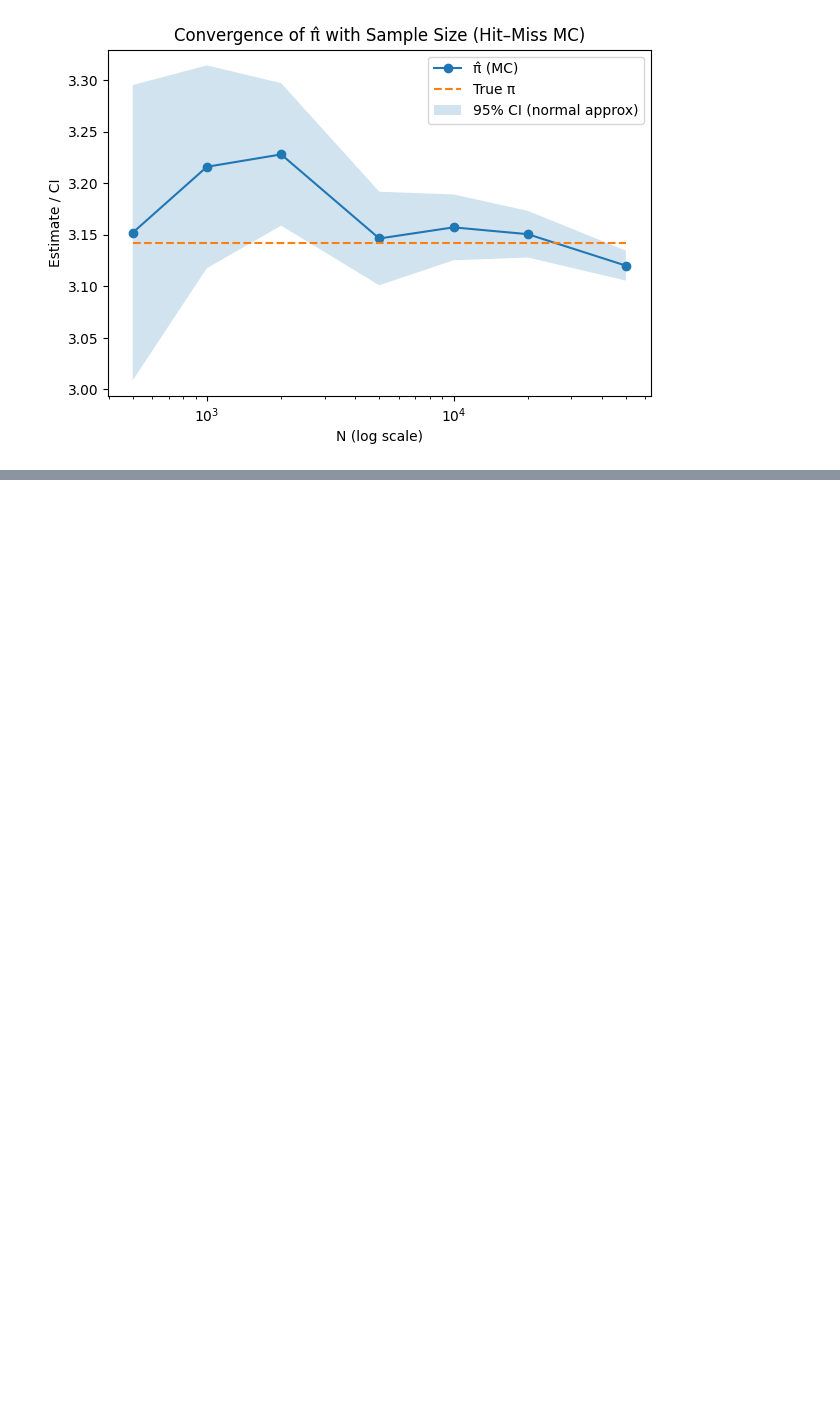
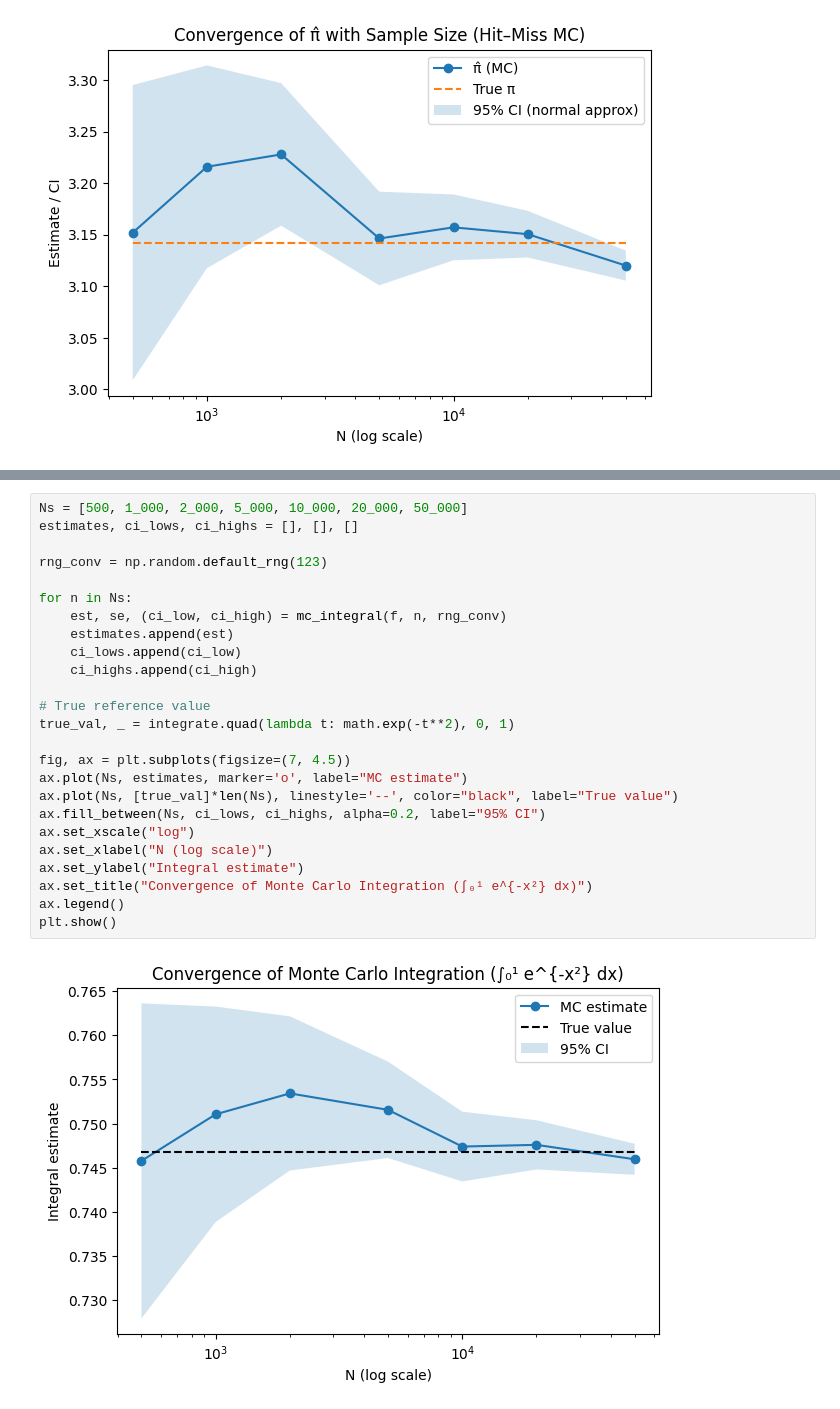
Before and after one commit to Mbaka11/Quant-Finance-Learning-Notes, a Jupyter notebook: Monte-Carlo/notebooks/02_MC_Probability_Integration.ipynb, the cells around one changed output, grey strips where cells are left out. Saved outputs shown, nothing was run; the diff lists cells and outputs as text; blank space fills up the shorter version.

```diff
--- a/Monte-Carlo/notebooks/02_MC_Probability_Integration.ipynb
+++ b/Monte-Carlo/notebooks/02_MC_Probability_Integration.ipynb
@@ -217,0 +346,27 @@ plt.show()
+# %%
+Ns = [500, 1_000, 2_000, 5_000, 10_000, 20_000, 50_000]
+estimates, ci_lows, ci_highs = [], [], []
+
+rng_conv = np.random.default_rng(123)
+
+for n in Ns:
+    est, se, (ci_low, ci_high) = mc_integral(f, n, rng_conv)
+    estimates.append(est)
+    ci_lows.append(ci_low)
+    ci_highs.append(ci_high)
+
+# True reference value
+true_val, _ = integrate.quad(lambda t: math.exp(-t**2), 0, 1)
+
+fig, ax = plt.subplots(figsize=(7, 4.5))
+ax.plot(Ns, estimates, marker='o', label="MC estimate")
+ax.plot(Ns, [true_val]*len(Ns), linestyle='--', color="black", label="True value")
+ax.fill_between(Ns, ci_lows, ci_highs, alpha=0.2, label="95% CI")
+ax.set_xscale("log")
+ax.set_xlabel("N (log scale)")
+ax.set_ylabel("Integral estimate")
+ax.set_title("Convergence of Monte Carlo Integration (∫₀¹ e^{-x²} dx)")
+ax.legend()
+plt.show()
+# %% [output]
+[figure, added]
```
Also changed, not shown: parts of 8 cells of this notebook.
